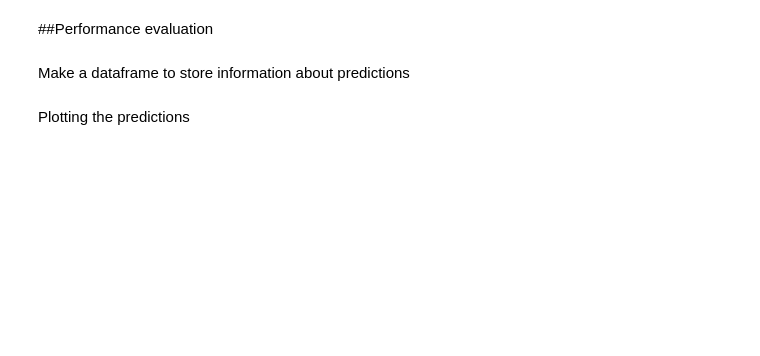
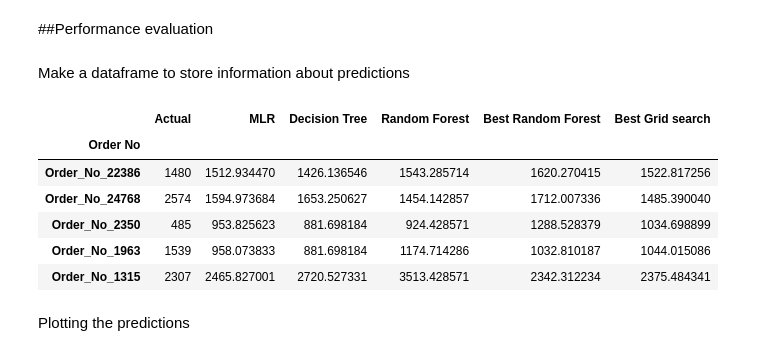
Before and after one commit to monicafar147/logistics-challenge, a Jupyter notebook: cleaned.ipynb, the cells around one changed output. Cells and saved outputs as stored; diff of their text form; code cells hidden in the pictures; blank space fills up the shorter version.

```diff
--- a/cleaned.ipynb
+++ b/cleaned.ipynb
@@ -690,10 +731,21 @@ Make a dataframe to store information about predictions
 # %%
 data = pd.DataFrame()
 data['Actual'] = y_test
 data['MLR'] = y_pred_mlr
 data['Decision Tree'] = y_pred_reg_tree
 data['Random Forest'] = y_pred_forest
+data['Best Random Forest'] = random_best
+data['Best Grid search'] = grid_best
+
 data.head()
+# %% [output]
+|  | Actual | MLR | Decision Tree | Random Forest | Best Random Forest | Best Grid search |
+| Order No |  |  |  |  |  |  |
+| Order_No_22386 | 1480 | 1512.934470 | 1426.136546 | 1543.285714 | 1620.270415 | 1522.817256 |
+| Order_No_24768 | 2574 | 1594.973684 | 1653.250627 | 1454.142857 | 1712.007336 | 1485.390040 |
+| Order_No_2350 | 485 | 953.825623 | 881.698184 | 924.428571 | 1288.528379 | 1034.698899 |
+| Order_No_1963 | 1539 | 958.073833 | 881.698184 | 1174.714286 | 1032.810187 | 1044.015086 |
+| Order_No_1315 | 2307 | 2465.827001 | 2720.527331 | 3513.428571 | 2342.312234 | 2375.484341 |
 # %% [markdown]
 Plotting the predictions
 # %%
```
Also changed, not shown: parts of 11 cells of this notebook.
